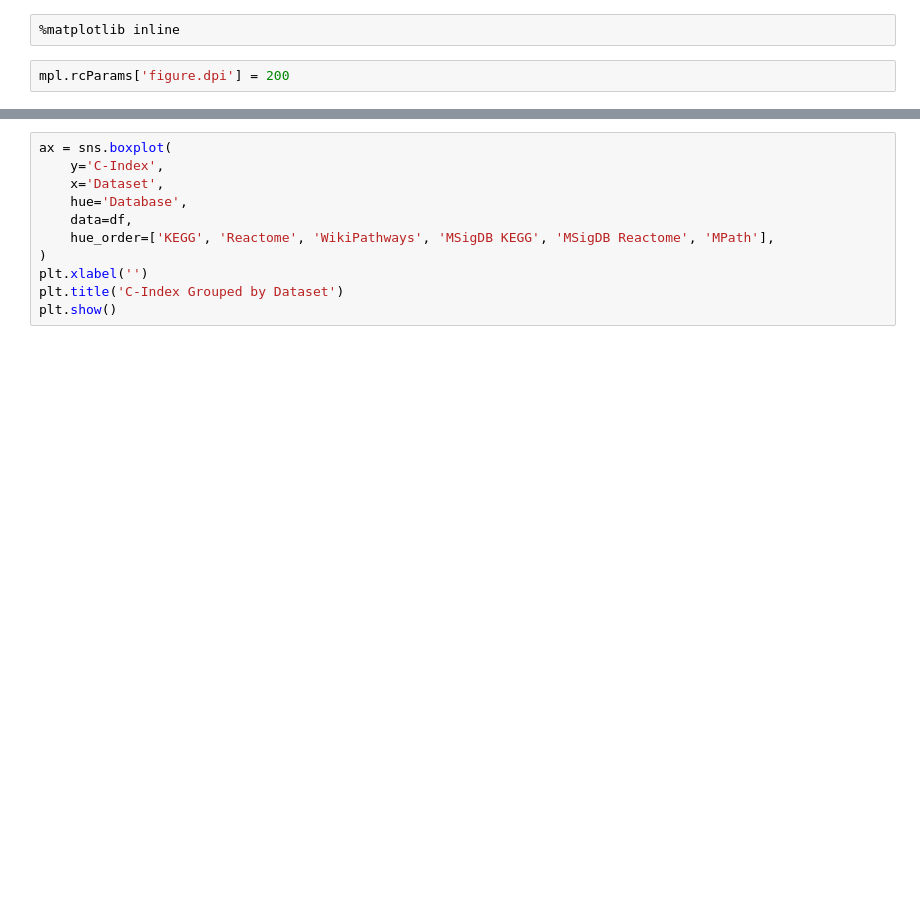
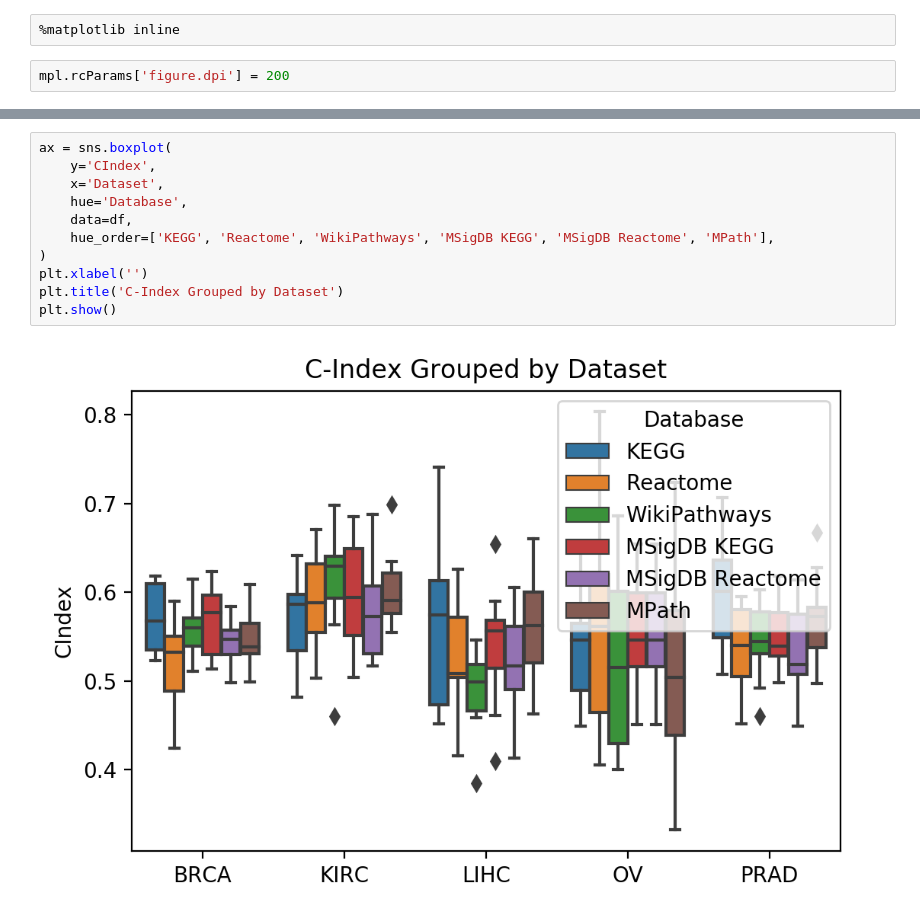
Before and after one commit to pathwayforte/results, a Jupyter notebook: notebooks/evaluation/Plot Evaluation of Survival Analysis.ipynb, the cells around one changed output, grey strips where cells are left out. Cells and saved outputs as stored; diff of their text form; blank space fills up the shorter version.

```diff
--- a/notebooks/evaluation/Plot Evaluation of Survival Analysis.ipynb
+++ b/notebooks/evaluation/Plot Evaluation of Survival Analysis.ipynb
@@ -65,14 +70,16 @@ plt.show()
 # %%
 ax = sns.boxplot(
-    y='C-Index',
+    y='CIndex',
     x='Dataset',
     hue='Database',
     data=df,
     hue_order=['KEGG', 'Reactome', 'WikiPathways', 'MSigDB KEGG', 'MSigDB Reactome', 'MPath'],
 )
 plt.xlabel('')
 plt.title('C-Index Grouped by Dataset')
 plt.show()
+# %% [output]
+[figure, added]
 # %%
 ncols = 2
 nrows = df['Database'].nunique() // ncols
```
Also changed, not shown: parts of 8 cells of this notebook.
